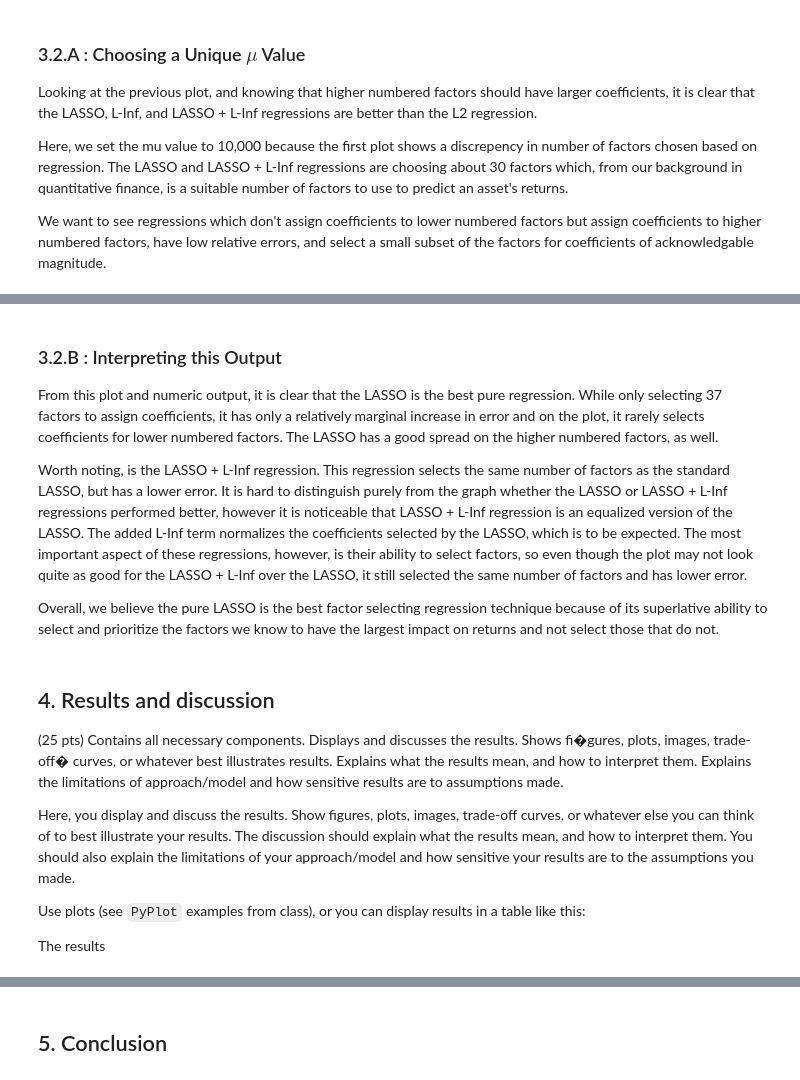
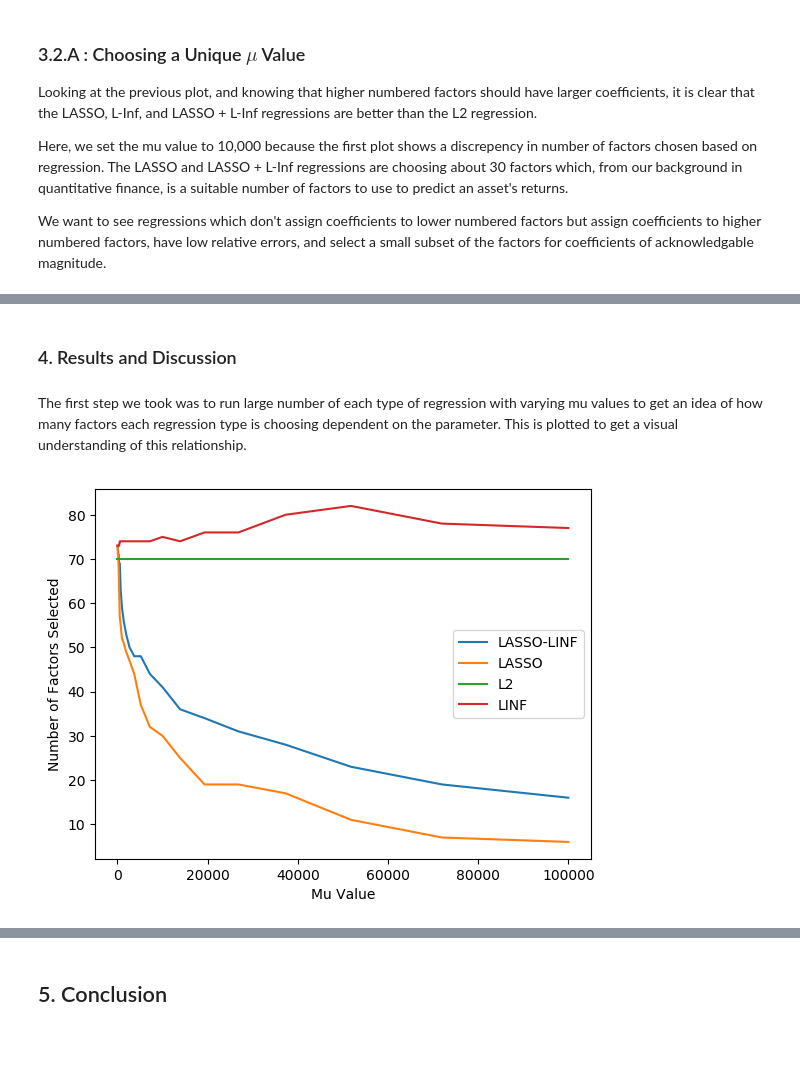
Before and after one commit to Osmian/Optimization-Factor-Selection-Project, a Jupyter notebook: FINAL REPORT.ipynb, the cells around one changed output, grey strips where cells are left out. Cells and saved outputs as stored; diff of their text form; code cells hidden in the pictures; blank space fills up the shorter version.

```diff
--- a/FINAL REPORT.ipynb
+++ b/FINAL REPORT.ipynb
@@ -578,19 +593,16 @@ L2 chose:       64 factors
 PyObject <matplotlib.legend.Legend object at 0x...>
-# %% [markdown]
-### 3.2.B : Interpreting this Output
-
-From this plot and numeric output, it is clear that the LASSO is the best pure regression. While only selecting 37 factors to assign coefficients, it has only a relatively marginal increase in error and on the plot, it rarely selects coefficients for lower numbered factors. The LASSO has a good spread on the higher numbered factors, as well.
-
-Worth noting, is the LASSO + L-Inf regression. This regression selects the same number of factors as the standard LASSO, but has a lower error. It is hard to distinguish purely from the graph whether the LASSO or LASSO + L-Inf regressions performed better, however it is noticeable that LASSO + L-Inf regression is an equalized version of the LASSO. The added L-Inf term normalizes the coefficients selected by the LASSO, which is to be expected. The most important aspect of these regressions, however, is their ability to select factors, so even though the plot may not look quite as good for the LASSO + L-Inf over the LASSO, it still selected the same number of factors and has lower error.
-
-Overall, we believe the pure LASSO is the best factor selecting regression technique because of its superlative ability to select and prioritize the factors we know to have the largest impact on returns and not select those that do not.
-# %% [markdown]
-## 4. Results and discussion ##
-
-(25 pts) Contains all necessary components. Displays and discusses the results. Shows fi�gures, plots, images, trade-off� curves, or whatever best illustrates results. Explains what the results mean, and how to interpret them. Explains the limitations of approach/model and how sensitive results are to assumptions made.
-
-Here, you display and discuss the results. Show figures, plots, images, trade-off curves, or whatever else you can think of to best illustrate your results. The discussion should explain what the results mean, and how to interpret them. You should also explain the limitations of your approach/model and how sensitive your results are to the assumptions you made.
-
- Use plots (see `PyPlot` examples from class), or you can display results in a table like this:
-
-The results
+# %% [markdown]
+### 4. Results and Discussion
+# %% [markdown]
+The first step we took was to run large number of each type of regression with varying mu values to get an idea of how many factors each regression type is choosing dependent on the parameter. This is plotted to get a visual understanding of this relationship.
+# %%
+PyPlot.plot(mus, num_selected_1, label = "LASSO-LINF")
+PyPlot.plot(mus, num_selected_2, label = "LASSO")
+PyPlot.plot(mus, num_selected_3, label = "L2")
+PyPlot.plot(mus, num_selected_4, label = "LINF")
+PyPlot.xlabel("Mu Value")
+PyPlot.ylabel("Number of Factors Selected")
+PyPlot.legend()
+;
+# %% [output]
+[figure, added]
```
Also changed, not shown: parts of 27 cells of this notebook.
